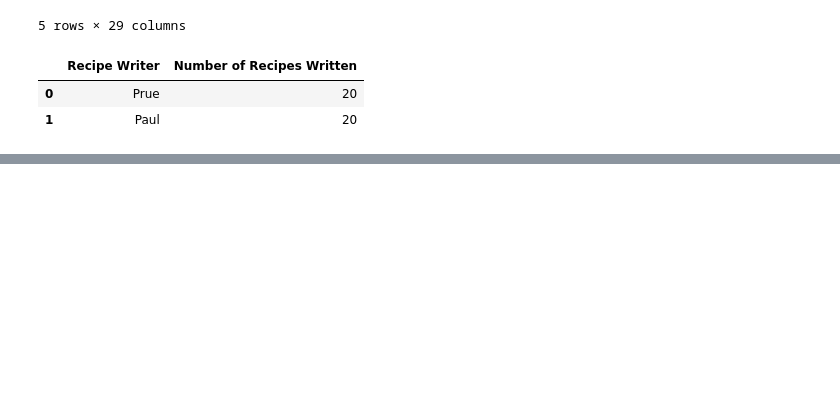
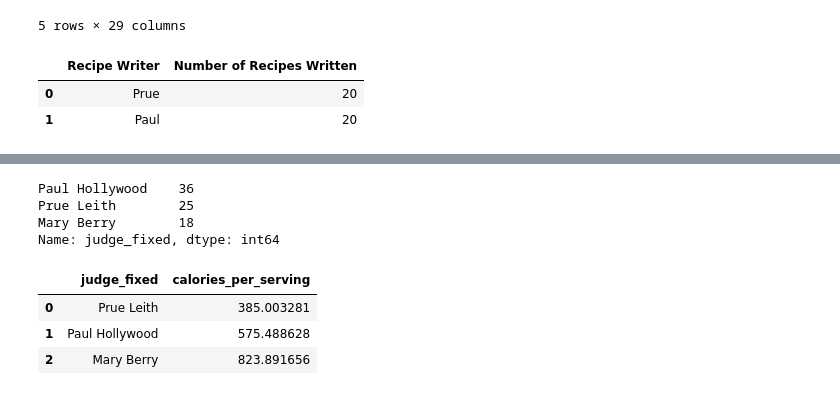
Before and after one commit to oshadiw/bakeoff-analysis, a Jupyter notebook: analysis/nutrition_analysis.ipynb, the cells around one changed output, grey strips where cells are left out. Drawn from its saved outputs; the diff is of its cells as text; code cells hidden in the pictures; blank space fills up the shorter version.

```diff
--- a/analysis/nutrition_analysis.ipynb
+++ b/analysis/nutrition_analysis.ipynb
@@ -147,0 +132,12 @@ Name: title, Length: 108, dtype: object
+# %%
+# some judges are incorrect, need to extract mary berry
+judge_list = ['Mary Berry', 'Paul Hollywood', 'Prue Leith']
+
+# split on the ’ (a special character) to get the recipe writer
+nutrition_df['judge_fixed'] = nutrition_df['title'].apply(lambda row: row.split('’')[0])
+# change mary berry berry to marry berry
+nutrition_df['judge_fixed'] = nutrition_df['judge_fixed'].apply(lambda row: 'Mary Berry' if ('Mary' in row) else row)
+# fix the missing judges with the other column values.
+nutrition_df['judge_fixed'] = nutrition_df.apply(lambda row: row['judge_fixed'] if (row['judge_fixed'] in judge_list) else row['judge'], axis = 1)
+
+nutrition_df['judge_fixed'].value_counts()
@@ -147,0 +223,17 @@ Name: title, Length: 108, dtype: object
+# %%
+# drop if less than 50 cal per serving
+nutrition_df_filtered = nutrition_df[nutrition_df['calories_per_serving'] >= 50]
+nutrition_df_filtered['judge_fixed'].value_counts()
+# %% [output]
+Paul Hollywood    36
+Prue Leith        25
+Mary Berry        18
+Name: judge_fixed, dtype: int64
+# %%
+judges_avg_cal = nutrition_df_filtered.groupby(["judge_fixed"], sort = False)["calories_per_serving"].mean().reset_index()
+judges_avg_cal
+# %% [output]
+|  | judge_fixed | calories_per_serving |
+| 0 | Prue Leith | 385.003281 |
+| 1 | Paul Hollywood | 575.488628 |
+| 2 | Mary Berry | 823.891656 |
```
Also changed, not shown: parts of 9 cells of this notebook, 2 other files.
